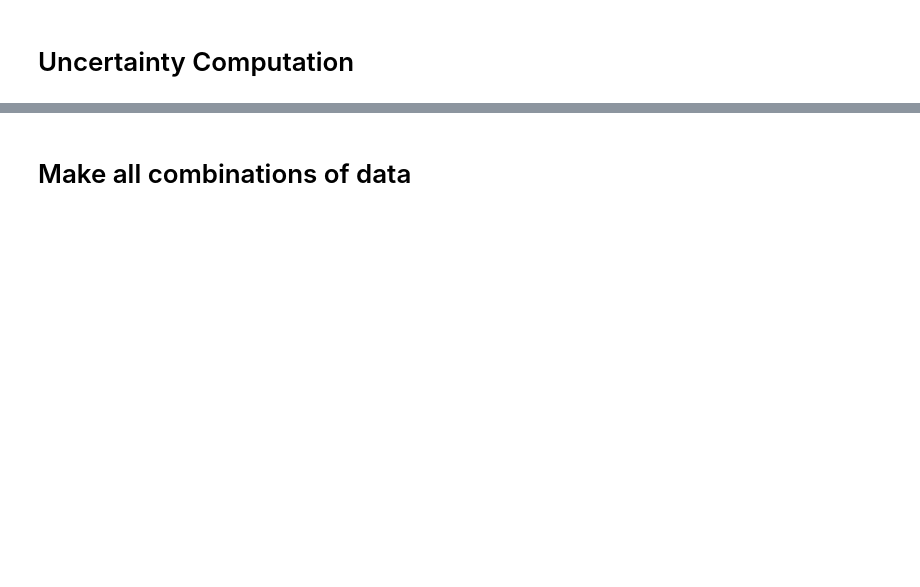
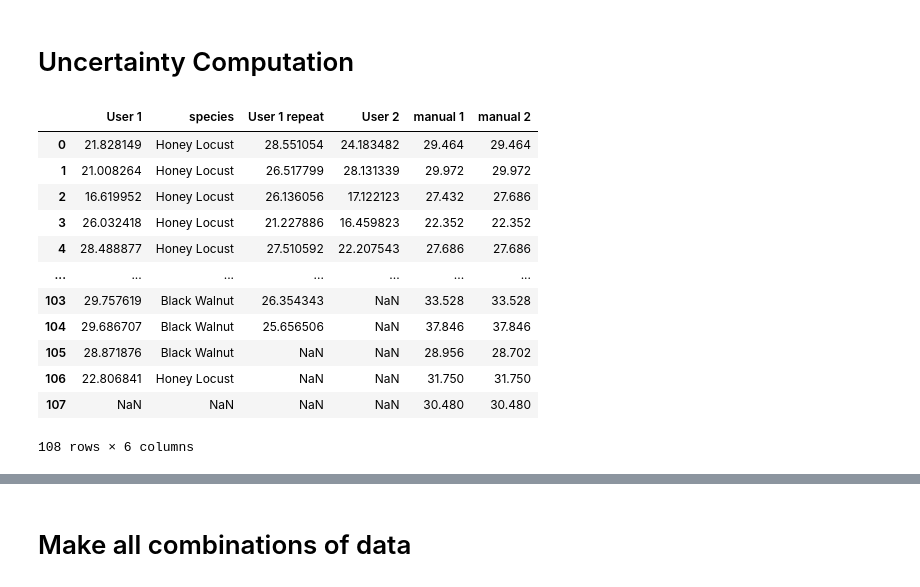
Before and after one commit to WorkingTrees/SamplingPaper, a Jupyter notebook: code/00_compile_data_test.ipynb, the cells around one changed output, grey strips where cells are left out. Cells and saved outputs as stored; diff of their text form; code cells hidden in the pictures; blank space fills up the shorter version.

```diff
--- a/code/00_compile_data_test.ipynb
+++ b/code/00_compile_data_test.ipynb
@@ -534,6 +614,33 @@ l_odf
 l_odf.to_csv("../results/kentland_10_22/l_table.csv")
 # %% [markdown]
 # Uncertainty Computation
+# %%
+ucdfs = []
+
+for u in cdf.user.unique():
+#     cdf = cdf[cdf['species'] == "Black Walnut"]
+    udf = cdf[cdf['user'] == u].drop(["user"],axis = 1)
+    udft = udf.reset_index().drop(['index'], axis = 1)
+    udft.columns = [u, 'species']
+    ucdfs.append(udft)
+# %%
+df = pd.concat(ucdfs, axis = 1)
+df = df.loc[:,~df.columns.duplicated()].copy()
+df
+# %% [output]
+|  | User 1 | species | User 1 repeat | User 2 | manual 1 | manual 2 |
+| 0 | 21.828149 | Honey Locust | 28.551054 | 24.183482 | 29.464 | 29.464 |
+| 1 | 21.008264 | Honey Locust | 26.517799 | 28.131339 | 29.972 | 29.972 |
+| 2 | 16.619952 | Honey Locust | 26.136056 | 17.122123 | 27.432 | 27.686 |
+| 3 | 26.032418 | Honey Locust | 21.227886 | 16.459823 | 22.352 | 22.352 |
+| 4 | 28.488877 | Honey Locust | 27.510592 | 22.207543 | 27.686 | 27.686 |
+| ... | ... | ... | ... | ... | ... | ... |
+| 103 | 29.757619 | Black Walnut | 26.354343 | NaN | 33.528 | 33.528 |
+| 104 | 29.686707 | Black Walnut | 25.656506 | NaN | 37.846 | 37.846 |
+| 105 | 28.871876 | Black Walnut | NaN | NaN | 28.956 | 28.702 |
+| 106 | 22.806841 | Honey Locust | NaN | NaN | 31.750 | 31.750 |
+| 107 | NaN | NaN | NaN | NaN | 30.480 | 30.480 |
+108 rows × 6 columns
 # %%
 # Jenkins equtions For mixed hardwoods
 
```
Also changed, not shown: parts of 24 cells of this notebook.
